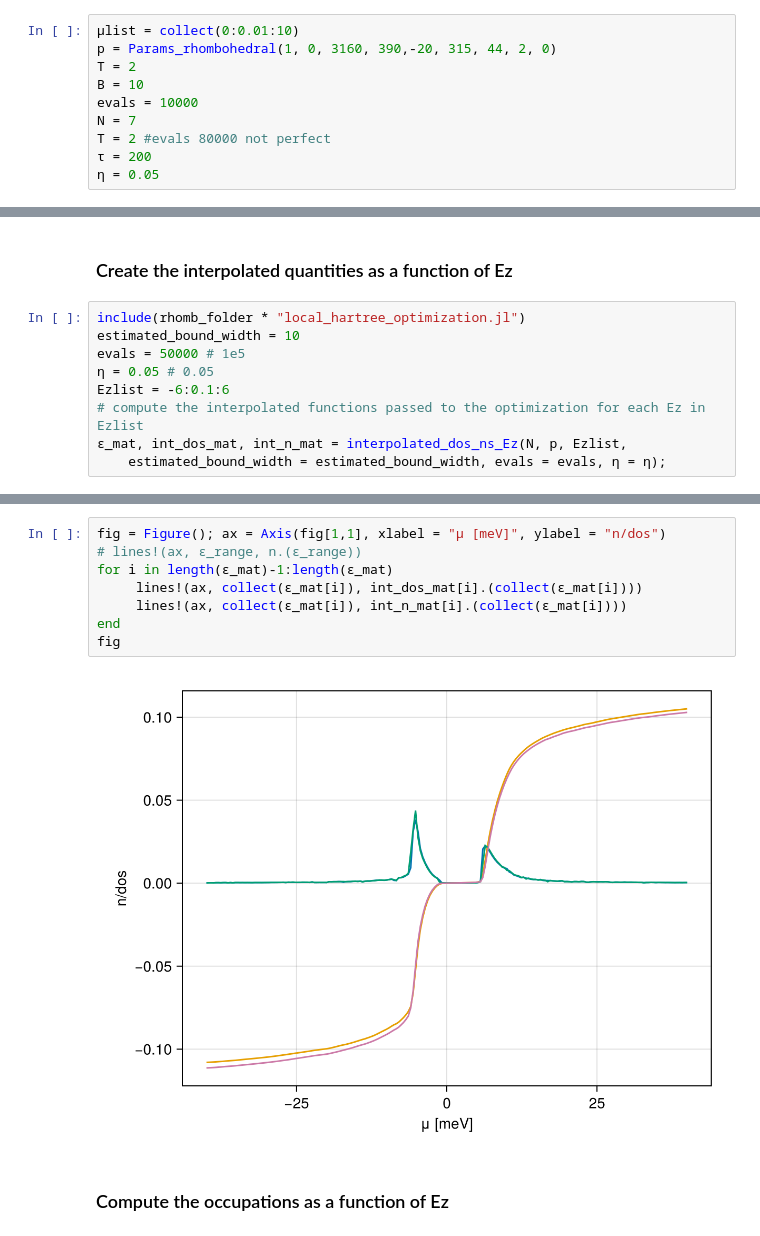
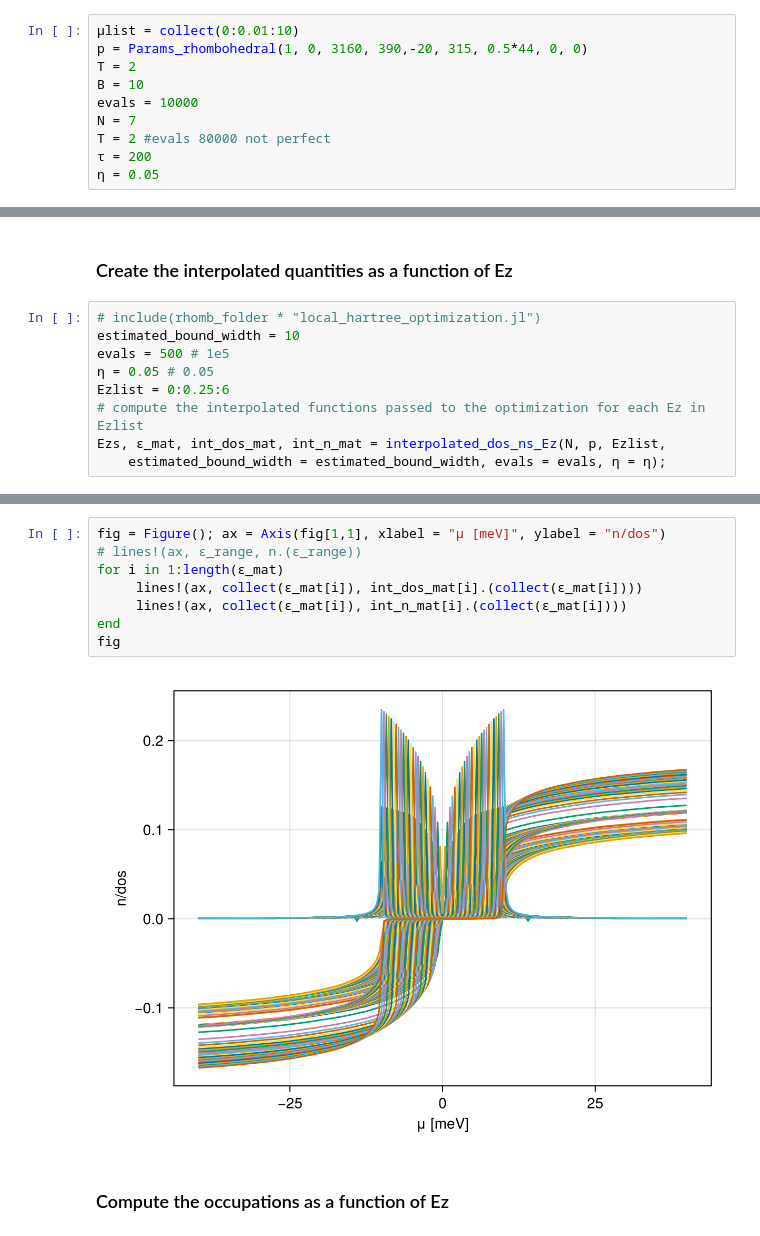
Before and after one commit to fernandopenaranda/LMC, a Jupyter notebook: src/Paper/MRinRhombohedral2.ipynb, the cells around one changed output, grey strips where cells are left out. Drawn from its saved outputs; the diff is of its cells as text.

```diff
--- a/src/Paper/MRinRhombohedral2.ipynb
+++ b/src/Paper/MRinRhombohedral2.ipynb
@@ -31,6 +35,6 @@ plotmap! (generic function with 1 method)
 # %%
 μlist = collect(0:0.01:10)
-p = Params_rhombohedral(1, 0, 3160, 390,-20, 315, 44, 2, 0)
+p = Params_rhombohedral(1, 0, 3160, 390,-20, 315, 0.5*44, 0, 0)
 T = 2
 B = 10
 evals = 10000
@@ -51,13 +55,13 @@ sigmaijkpresets = lmc_presets(5, 0,1, p);
 # %% [markdown]
 ### Create the interpolated quantities as a function of Ez
 # %%
-include(rhomb_folder * "local_hartree_optimization.jl")
+# include(rhomb_folder * "local_hartree_optimization.jl")
 estimated_bound_width = 10
-evals = 50000 # 1e5
+evals = 500 # 1e5
 η = 0.05 # 0.05
-Ezlist = -6:0.1:6
+Ezlist = 0:0.25:6
 # compute the interpolated functions passed to the optimization for each Ez in Ezlist
-ϵ_mat, int_dos_mat, int_n_mat = interpolated_dos_ns_Ez(N, p, Ezlist,
+Ezs, ϵ_mat, int_dos_mat, int_n_mat = interpolated_dos_ns_Ez(N, p, Ezlist,
     estimated_bound_width = estimated_bound_width, evals = evals, η = η);
 # %%
 using JLD2
@@ -81,13 +84,13 @@ using JLD2
 # %%
 fig = Figure(); ax = Axis(fig[1,1], xlabel = "μ [meV]", ylabel = "n/dos")
 # lines!(ax, ϵ_range, n.(ϵ_range))
-for i in length(ϵ_mat)-1:length(ϵ_mat)
+for i in 1:length(ϵ_mat)
      lines!(ax, collect(ϵ_mat[i]), int_dos_mat[i].(collect(ϵ_mat[i])))
      lines!(ax, collect(ϵ_mat[i]), int_n_mat[i].(collect(ϵ_mat[i])))
 end
 fig
 # %% [output]
-[figure, old version]
+[figure, new version]
 # %% [markdown]
 ### Compute the occupations as a function of Ez
 # %%
```
Also changed, not shown: parts of 11 cells of this notebook, 1 other file.
